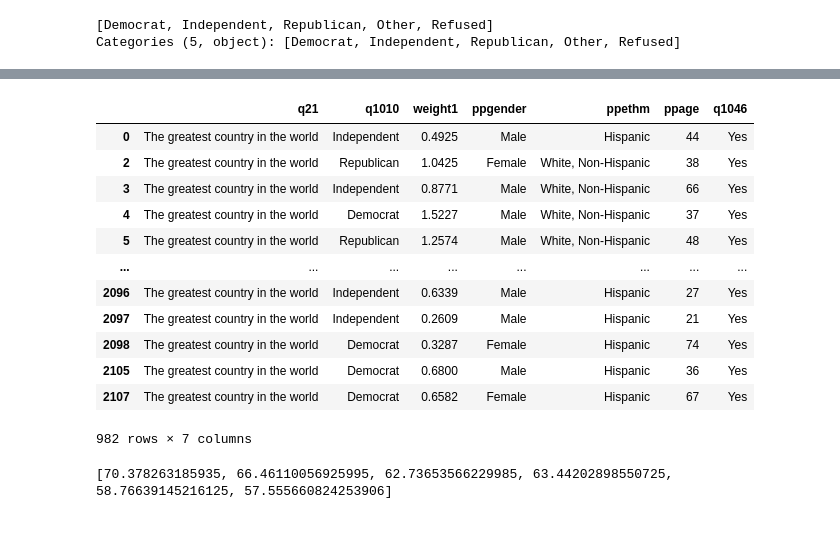
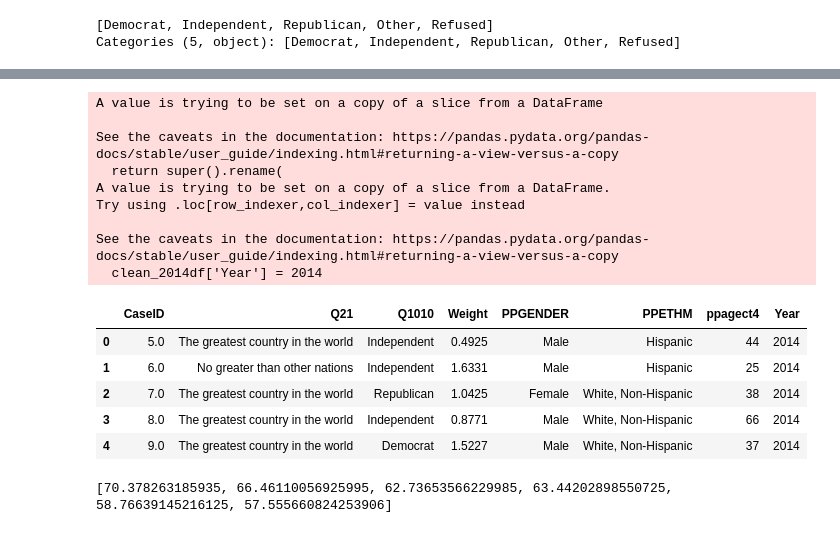
Before and after one commit to wesdevclimb/CodeLouPython2, a Jupyter notebook: Project/ProjectNotebook.ipynb, the cells around one changed output, grey strips where cells are left out. Drawn from its saved outputs; the diff is of its cells as text; code cells hidden in the pictures.

```diff
--- a/Project/ProjectNotebook.ipynb
+++ b/Project/ProjectNotebook.ipynb
@@ -68,17 +69,0 @@ df.head()
-# %%
-mask = (df['q21'] == 'The greatest country in the world') & (df['q1046'] == 'Yes')
-df[mask]
-# %% [output]
-|  | q21 | q1010 | weight1 | ppgender | ppethm | ppage | q1046 |
-| 0 | The greatest country in the world | Independent | 0.4925 | Male | Hispanic | 44 | Yes |
-| 2 | The greatest country in the world | Republican | 1.0425 | Female | White, Non-Hispanic | 38 | Yes |
-| 3 | The greatest country in the world | Independent | 0.8771 | Male | White, Non-Hispanic | 66 | Yes |
-| 4 | The greatest country in the world | Democrat | 1.5227 | Male | White, Non-Hispanic | 37 | Yes |
-| 5 | The greatest country in the world | Republican | 1.2574 | Male | White, Non-Hispanic | 48 | Yes |
-| ... | ... | ... | ... | ... | ... | ... | ... |
-| 2096 | The greatest country in the world | Independent | 0.6339 | Male | Hispanic | 27 | Yes |
-| 2097 | The greatest country in the world | Independent | 0.2609 | Male | Hispanic | 21 | Yes |
-| 2098 | The greatest country in the world | Democrat | 0.3287 | Female | Hispanic | 74 | Yes |
-| 2105 | The greatest country in the world | Democrat | 0.6800 | Male | Hispanic | 36 | Yes |
-| 2107 | The greatest country in the world | Democrat | 0.6582 | Female | Hispanic | 67 | Yes |
-982 rows × 7 columns
@@ -85,3 +72,26 @@ df[mask]
+# %%
+clean_2014df = CCGA2014df[["Respondent_Serial", "q21", "q1010", "weight1", "ppgender", "ppethm", "ppage"]]
+clean_2014df.rename(columns = {
+    'Respondent_Serial':'CaseID', 'q21':'Q21', 'q1010':'Q1010', 'weight1':'Weight', 'ppgender':'PPGENDER', 'ppethm':'PPETHM', 'ppage':'ppagect4'
+}, inplace=True)
+clean_2014df['Year'] = 2014
+clean_2014df.head()
+# %% [output]
+A value is trying to be set on a copy of a slice from a DataFrame
+
+See the caveats in the documentation: https://pandas.pydata.org/pandas-docs/stable/user_guide/indexing.html#returning-a-view-versus-a-copy
+  return super().rename(
+A value is trying to be set on a copy of a slice from a DataFrame.
+Try using .loc[row_indexer,col_indexer] = value instead
+
+See the caveats in the documentation: https://pandas.pydata.org/pandas-docs/stable/user_guide/indexing.html#returning-a-view-versus-a-copy
+  clean_2014df['Year'] = 2014
+|  | CaseID | Q21 | Q1010 | Weight | PPGENDER | PPETHM | ppagect4 | Year |
+| 0 | 5.0 | The greatest country in the world | Independent | 0.4925 | Male | Hispanic | 44 | 2014 |
+| 1 | 6.0 | No greater than other nations | Independent | 1.6331 | Male | Hispanic | 25 | 2014 |
+| 2 | 7.0 | The greatest country in the world | Republican | 1.0425 | Female | White, Non-Hispanic | 38 | 2014 |
+| 3 | 8.0 | The greatest country in the world | Independent | 0.8771 | Male | White, Non-Hispanic | 66 | 2014 |
+| 4 | 9.0 | The greatest country in the world | Democrat | 1.5227 | Male | White, Non-Hispanic | 37 | 2014 |
 # %%
 exceptionalism_2012_mask=CCGA2012df['Q21'] == "The greatest country in the world"
 exceptionalism_2014_mask=CCGA2014df['q21'] == "The greatest country in the world"
```
Also changed, not shown: parts of 4 cells of this notebook.
